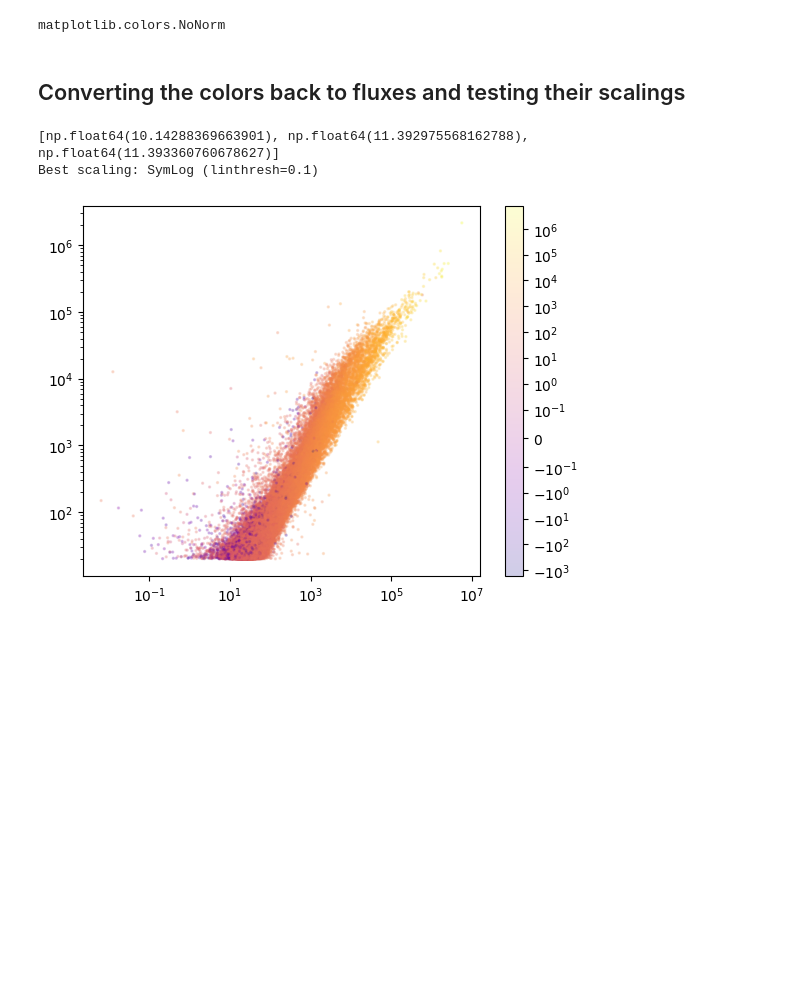
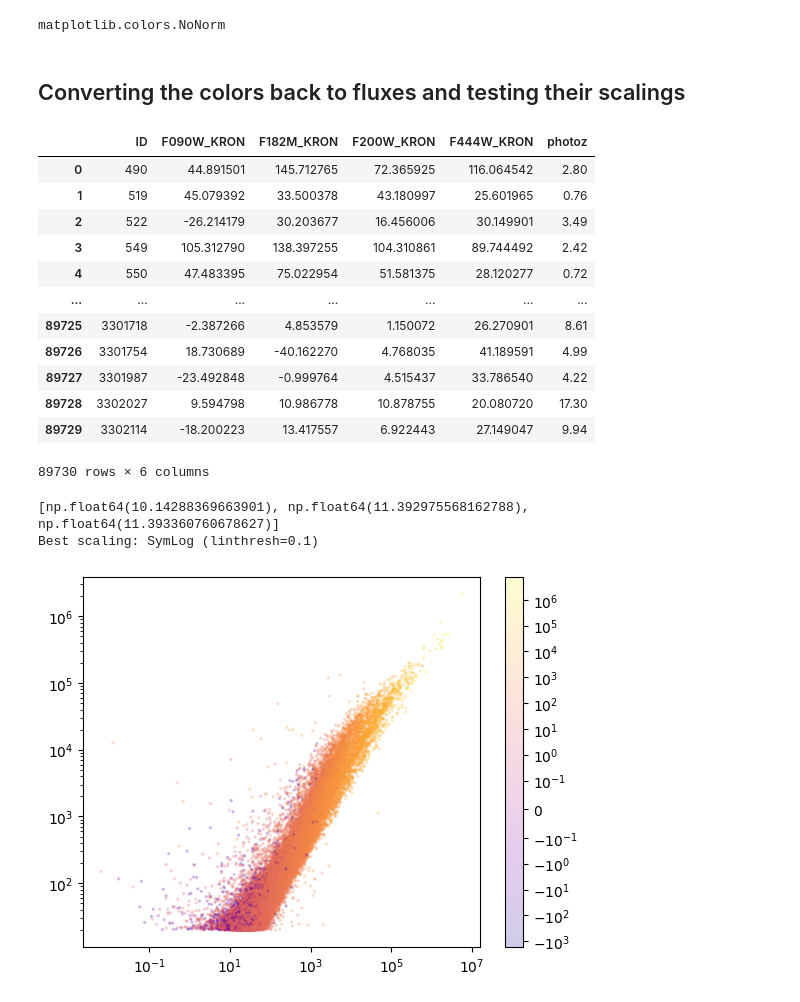
Before and after one commit to juliana-karp/scatterscale, a Jupyter notebook: sandbox.ipynb, the cells around one changed output. Saved outputs shown, nothing was run; the diff lists cells and outputs as text; code cells hidden in the pictures; blank space fills up the shorter version.

```diff
--- a/sandbox.ipynb
+++ b/sandbox.ipynb
@@ -295,6 +295,25 @@ matplotlib.colors.NoNorm
 ## Converting the colors back to fluxes and testing their scalings
 # %%
 example_jades_data = pd.DataFrame()
+example_jades_data["ID"] = jades_data["ID"]
 example_jades_data["F090W_KRON"] = jades_data["F090W_KRON"] * F444W_KRON
+example_jades_data["F182M_KRON"] = jades_data["F182M_KRON"] * F444W_KRON
 example_jades_data["F200W_KRON"] = jades_data["F200W_KRON"] * F444W_KRON
 example_jades_data["F444W_KRON"] = F444W_KRON
+example_jades_data["photoz"] = jades_data["photoz"]
+# %%
+example_jades_data
+# %% [output]
+|  | ID | F090W_KRON | F182M_KRON | F200W_KRON | F444W_KRON | photoz |
+| 0 | 490 | 44.891501 | 145.712765 | 72.365925 | 116.064542 | 2.80 |
+| 1 | 519 | 45.079392 | 33.500378 | 43.180997 | 25.601965 | 0.76 |
+| 2 | 522 | -26.214179 | 30.203677 | 16.456006 | 30.149901 | 3.49 |
+| 3 | 549 | 105.312790 | 138.397255 | 104.310861 | 89.744492 | 2.42 |
+| 4 | 550 | 47.483395 | 75.022954 | 51.581375 | 28.120277 | 0.72 |
+| ... | ... | ... | ... | ... | ... | ... |
+| 89725 | 3301718 | -2.387266 | 4.853579 | 1.150072 | 26.270901 | 8.61 |
+| 89726 | 3301754 | 18.730689 | -40.162270 | 4.768035 | 41.189591 | 4.99 |
+| 89727 | 3301987 | -23.492848 | -0.999764 | 4.515437 | 33.786540 | 4.22 |
+| 89728 | 3302027 | 9.594798 | 10.986778 | 10.878755 | 20.080720 | 17.30 |
+| 89729 | 3302114 | -18.200223 | 13.417557 | 6.922443 | 27.149047 | 9.94 |
+89730 rows × 6 columns
```
Also changed, not shown: parts of 2 cells of this notebook, 1 other file.
